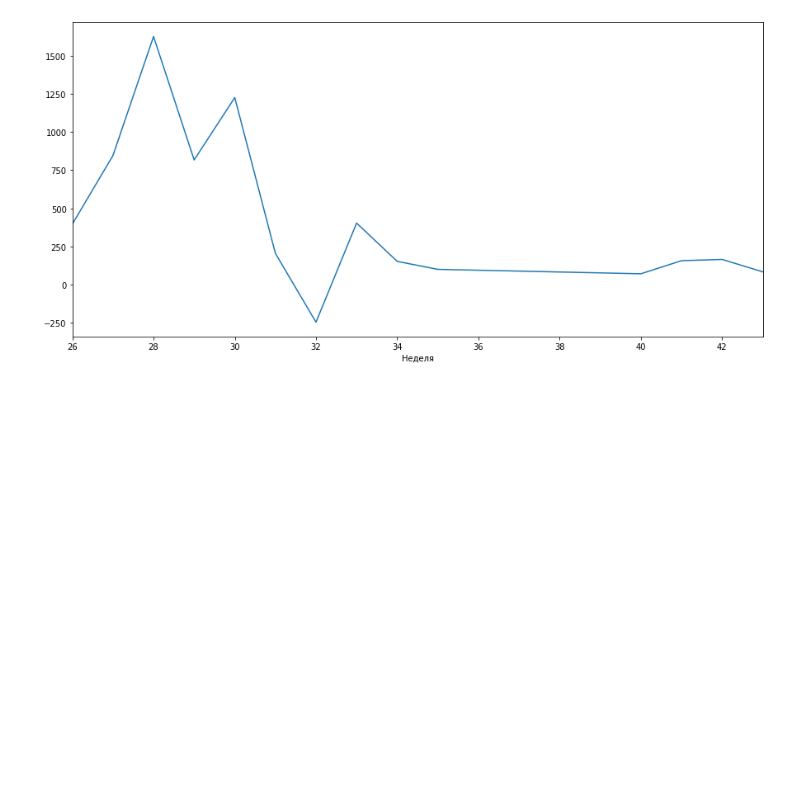
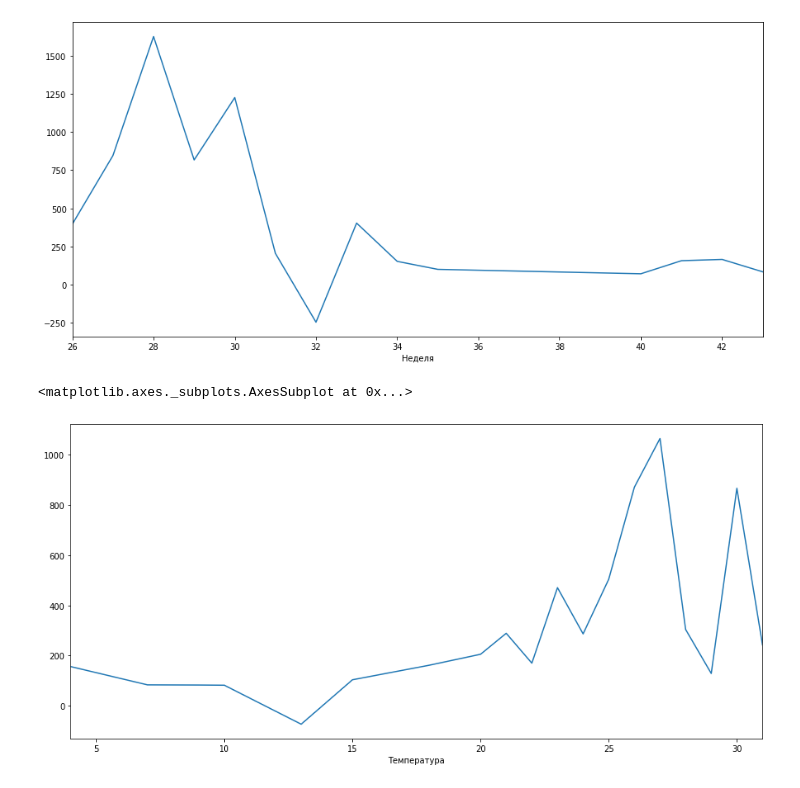
Before and after one commit to gulchitai/terver, a Jupyter notebook: Lesson8/course_project_2_0.ipynb, the cells around one changed output. Saved outputs shown, nothing was run; the diff lists cells and outputs as text; code cells hidden in the pictures; blank space fills up the shorter version.

Commit message:
Спрогнозировала профит по арбузам

```diff
--- a/Lesson8/course_project_2_0.ipynb
+++ b/Lesson8/course_project_2_0.ipynb
@@ -59,8 +61,8 @@ df_weather.head()
 | 3 | 2014 | 1 | 4 | -22 |
 | 4 | 2014 | 1 | 5 | -19 |
 # %%
-df_temp = pd.merge(df, df_weather, on=['Год','Месяц','День'], how='inner')
-df_temp.head()
+df = pd.merge(df, df_weather, on=['Год','Месяц','День'], how='inner')
+df.head()
 # %% [output]
 |  | Год | ТоварКод | ПроизводительКод | Количество | СуммаПродажи | Себестоимость | Месяц | День | ... |
 | 0 | 2015 | 8048 | 4711 | -8.190 | -401.00 | -327.60 | 7 | 14 | ... |
@@ -68,3 +70,7 @@ df_temp.head()
 | 2 | 2014 | 8048 | 4711 | 5.220 | 242.50 | 187.62 | 7 | 30 | ... |
 | 3 | 2016 | 8048 | 4711 | 6.895 | 206.09 | 297.86 | 8 | 4 | ... |
 | 4 | 2014 | 8048 | 4711 | 2.038 | 94.50 | 73.25 | 7 | 23 | ... |
+# %%
+df['ТоварКод'] = df['ТоварКод'].astype('object')
+df['ПроизводительКод'] = df['ПроизводительКод'].astype('object')
+df['СегментКод'] = df['СегментКод'].astype('object')
@@ -97,3 +125,9 @@ df.groupby(['Неделя']).sum()['Профит'].plot(ax = ax)
 # %% [output]
 <matplotlib.axes._subplots.AxesSubplot at 0x...>
 [figure]
+# %%
+fig, ax = plt.subplots(figsize=(15,7))
+df.groupby(['Температура']).sum()['Профит'].plot(ax = ax)
+# %% [output]
+<matplotlib.axes._subplots.AxesSubplot at 0x...>
+[figure, added]
```
Also changed, not shown: parts of 10 cells of this notebook.
